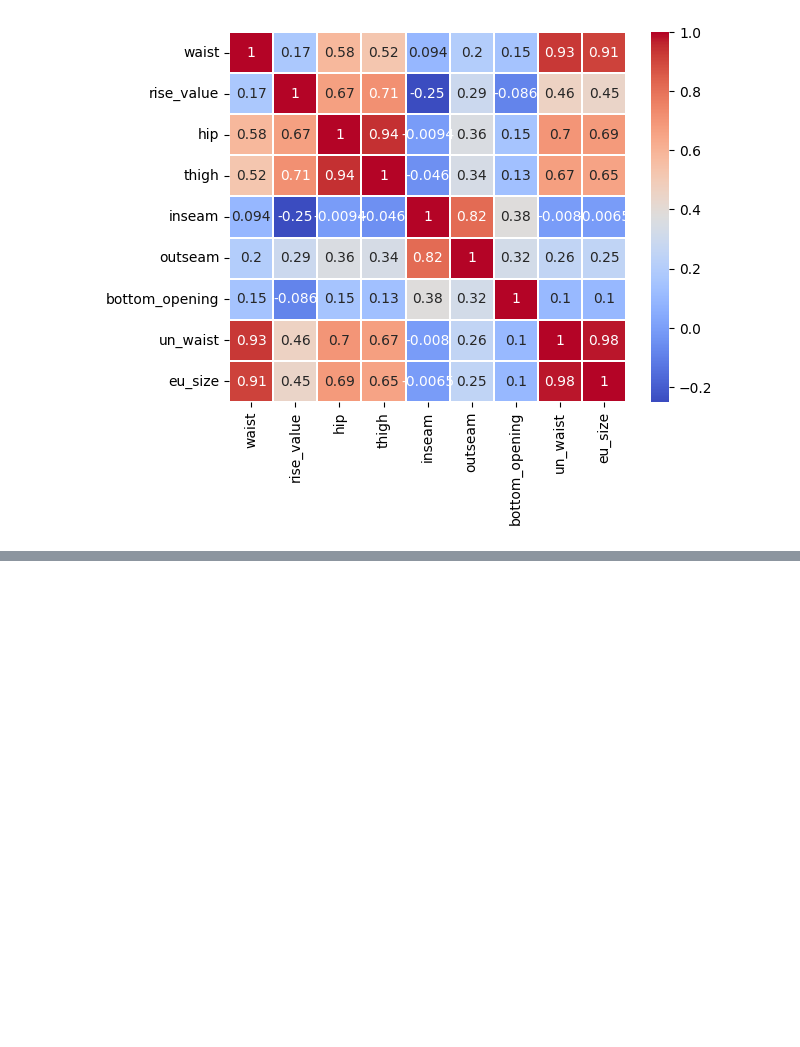
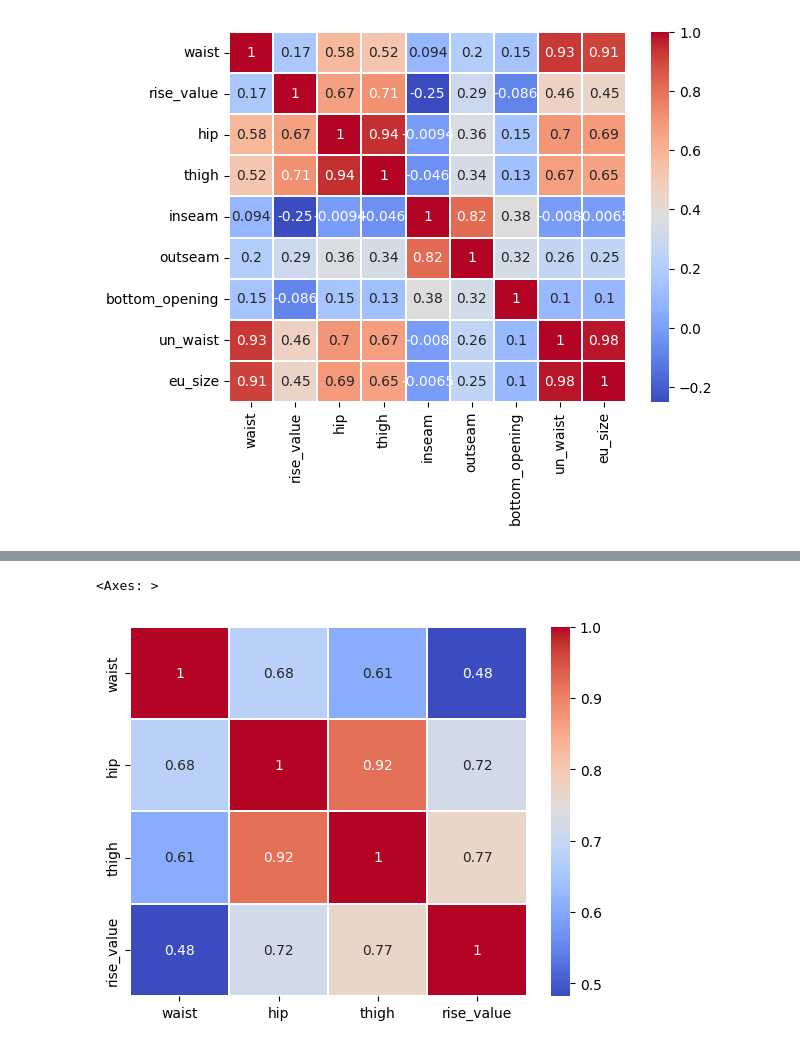
Before and after one commit to Ujju09/notebooks, a Jupyter notebook: Jean_Measurement_Analysis.ipynb, the cells around one changed output, grey strips where cells are left out. Saved outputs shown, nothing was run; the diff lists cells and outputs as text; code cells hidden in the pictures; blank space fills up the shorter version.

Commit message:
Analysing correlated fields.

```diff
--- a/Jean_Measurement_Analysis.ipynb
+++ b/Jean_Measurement_Analysis.ipynb
@@ -89,0 +127,8 @@ sns.heatmap(data=df_female.corr(), annot=True, cmap='coolwarm', linewidths=0.2)
+# %%
+# Male jeans highly correlated measurements
+df_male_corr = df_male[["waist", "hip", "thigh", "rise_value"]]
+
+sns.heatmap(data= df_male_corr.corr(), annot=True, cmap='coolwarm', linewidths=0.2)
+# %% [output]
+<Axes: >
+[figure, added]
```
Also changed, not shown: parts of 4 cells of this notebook.
